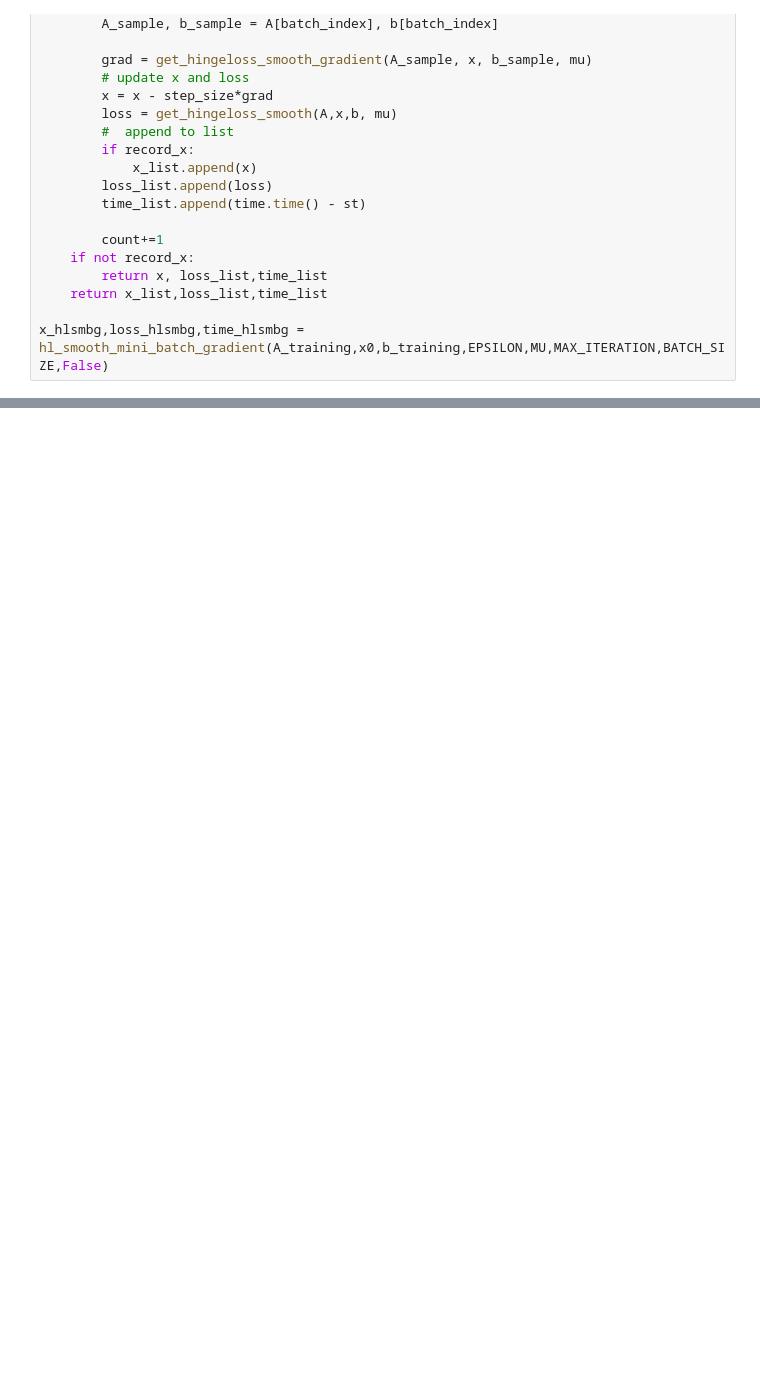
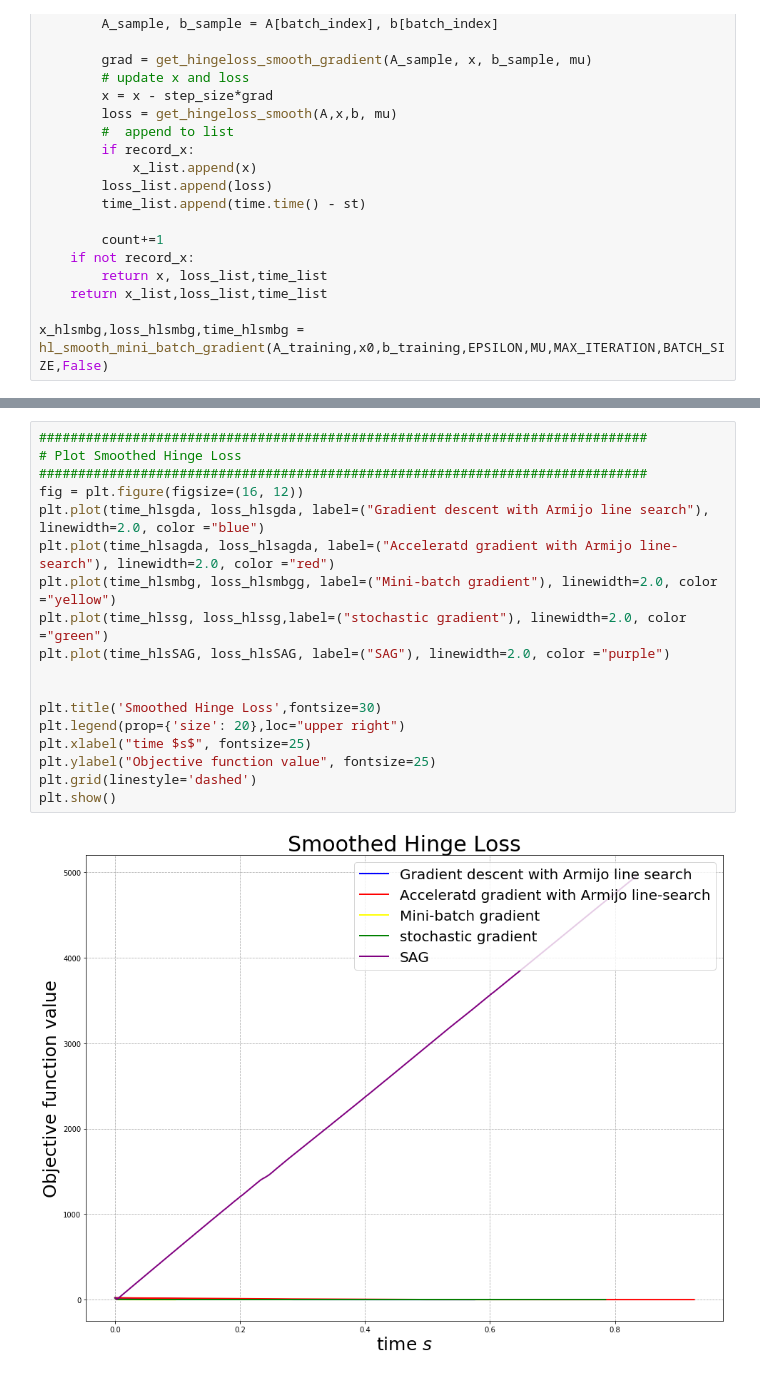
Before and after one commit to NedHuang/CS794, a Jupyter notebook: A4/a4.ipynb, the cells around one changed output, grey strips where cells are left out. Cells and saved outputs as stored; diff of their text form; blank space fills up the shorter version.

```diff
--- a/A4/a4.ipynb
+++ b/A4/a4.ipynb
@@ -1160,0 +1240,20 @@ x_hlsmbg,loss_hlsmbg,time_hlsmbg = hl_smooth_mini_batch_gradient(A_training,x0,b
+# %%
+##############################################################################
+# Plot Smoothed Hinge Loss
+##############################################################################
+fig = plt.figure(figsize=(16, 12))
+plt.plot(time_hlsgda, loss_hlsgda, label=("Gradient descent with Armijo line search"), linewidth=2.0, color ="blue")
+plt.plot(time_hlsagda, loss_hlsagda, label=("Acceleratd gradient with Armijo line-search"), linewidth=2.0, color ="red")
+plt.plot(time_hlsmbg, loss_hlsmbgg, label=("Mini-batch gradient"), linewidth=2.0, color ="yellow")
+plt.plot(time_hlssg, loss_hlssg,label=("stochastic gradient"), linewidth=2.0, color ="green")
+plt.plot(time_hlsSAG, loss_hlsSAG, label=("SAG"), linewidth=2.0, color ="purple")
+
+
+plt.title('Smoothed Hinge Loss',fontsize=30)
+plt.legend(prop={'size': 20},loc="upper right")
+plt.xlabel("time $s$", fontsize=25)
+plt.ylabel("Objective function value", fontsize=25)
+plt.grid(linestyle='dashed')
+plt.show()
+# %% [output]
+[figure, added]
```
Also changed, not shown: parts of 20 cells of this notebook.
